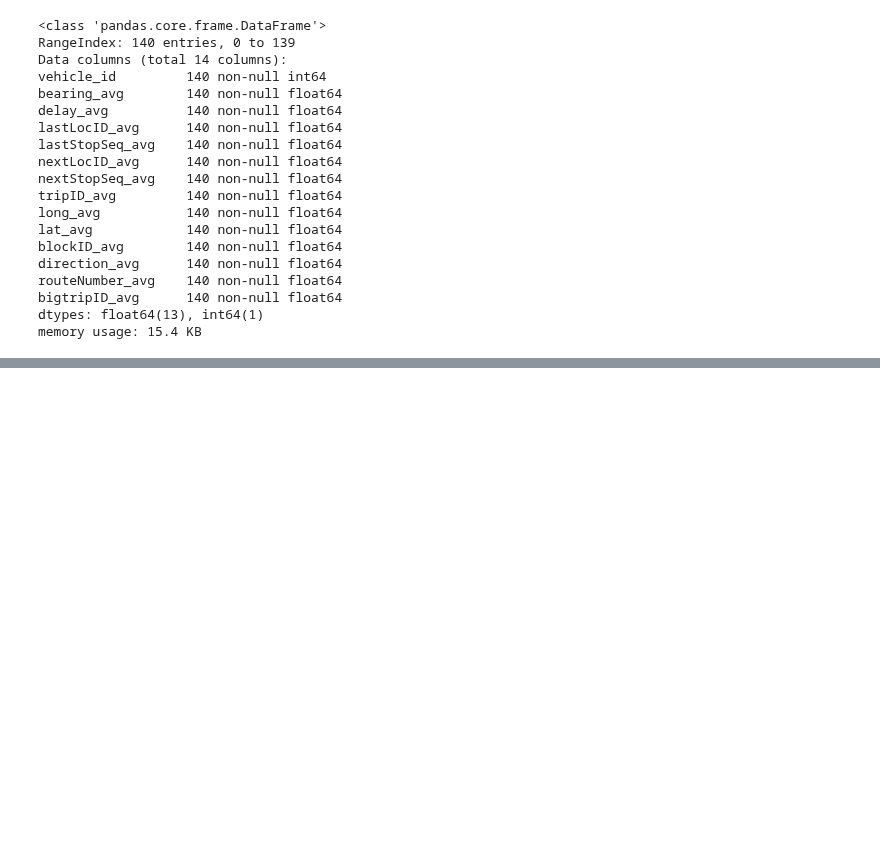
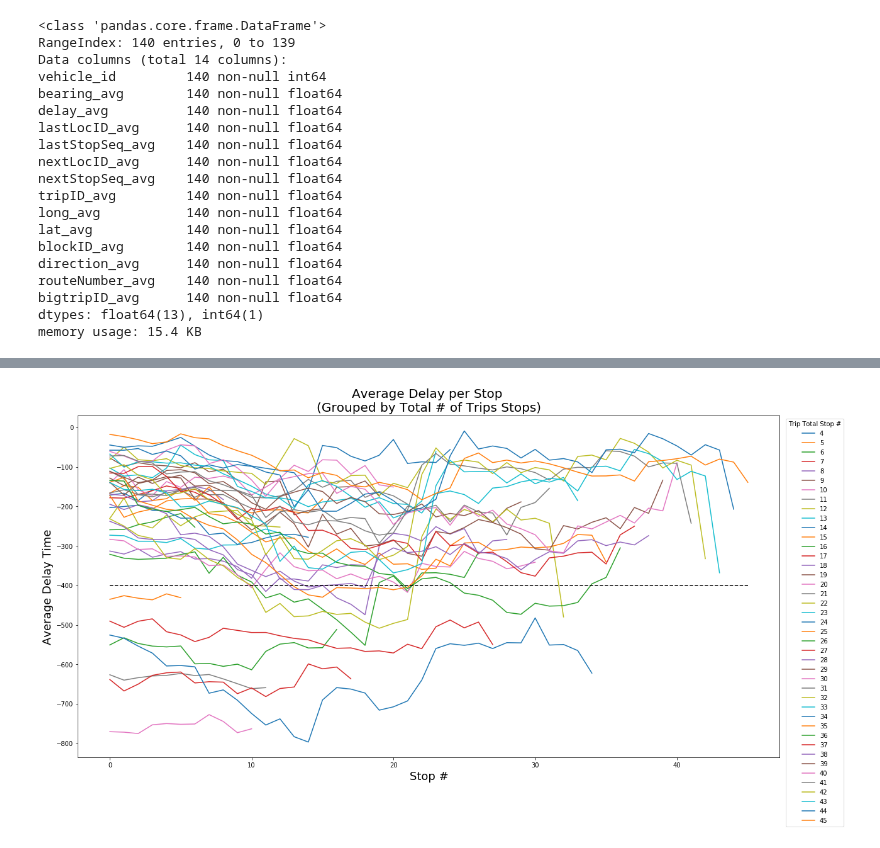
Before and after one commit to kimrharper/data_science_nltk, a Jupyter notebook: transport/station.ipynb, the cells around one changed output, grey strips where cells are left out. Cells and saved outputs as stored; diff of their text form; code cells hidden in the pictures; blank space fills up the shorter version.

Commit message:
added visualizations to notebook

```diff
--- a/transport/station.ipynb
+++ b/transport/station.ipynb
@@ -165,0 +165,4 @@ delayDF.head()
+# %%
+avgDelays = delayDF.groupby('stop_len').mean()
+del avgDelays['total_delay']
+avgDelays.head(15)
@@ -171,5 +192,0 @@ for group in newDF:
-# %%
-for i in range(10,15):
-    print(delayDF.iloc[i].dropna())
-    plt.plot(delayDF.iloc[i])
-    plt.show()
@@ -266,0 +193,20 @@ Name: 6997162327, dtype: float64
+# %%
+stoprange = (list(avgDelays.index[3:45]))
+y = [-400,-400]
+x = [0] + [stoprange[-1]]
+
+# txt="Notes: ... "
+
+plt.figure(figsize=(20,10))
+
+for i in stoprange:
+    plt.plot(avgDelays.iloc[i])
+plt.plot(x,y, '--', color ='black')
+plt.legend(stoprange, title= 'Trip Total Stop #',loc='upper center', bbox_to_anchor=(1.05,1),prop={'size': 10})
+plt.title('Average Delay per Stop \n(Grouped by Total # of Trips Stops)',fontsize=20)
+plt.xlabel('Stop #',fontsize=18)
+plt.ylabel('Average Delay Time',fontsize=18)
+# plt.text(0, -1000, txt,fontsize=18)
+plt.show()
+# %% [output]
+[figure, added]
```
Also changed, not shown: parts of 8 cells of this notebook.
